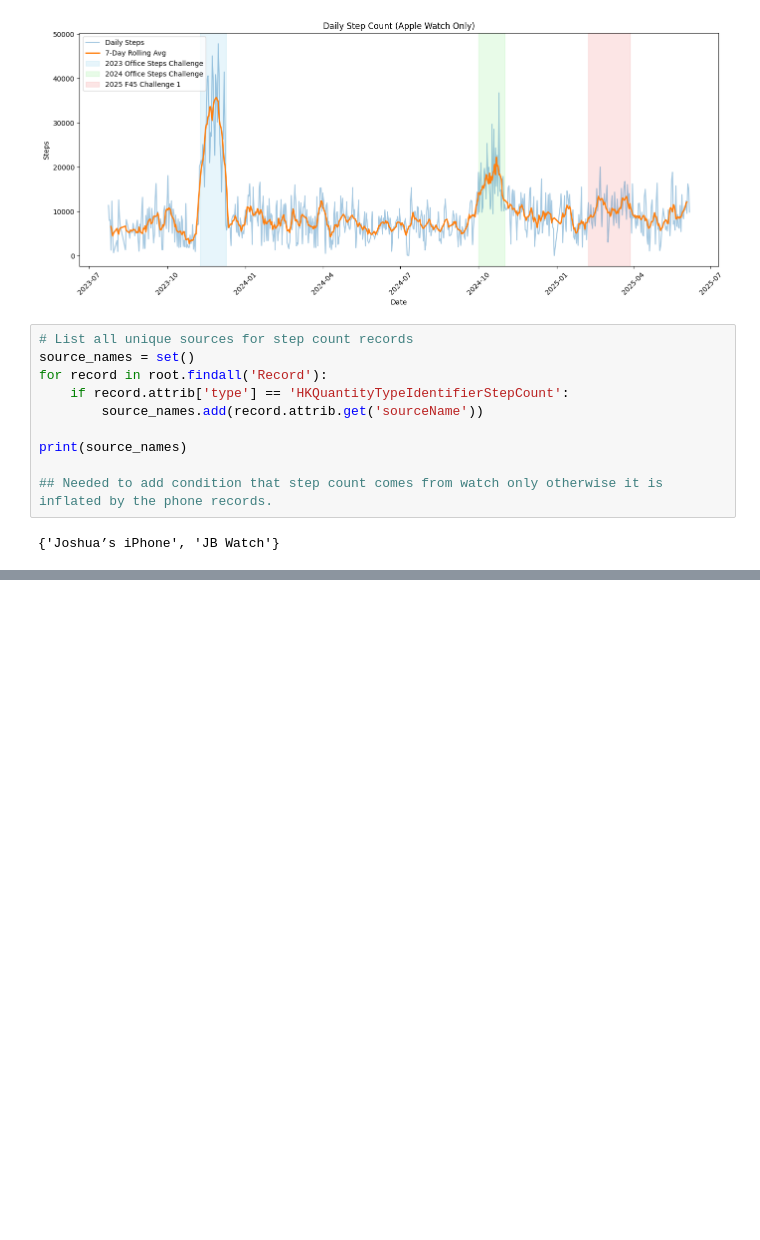
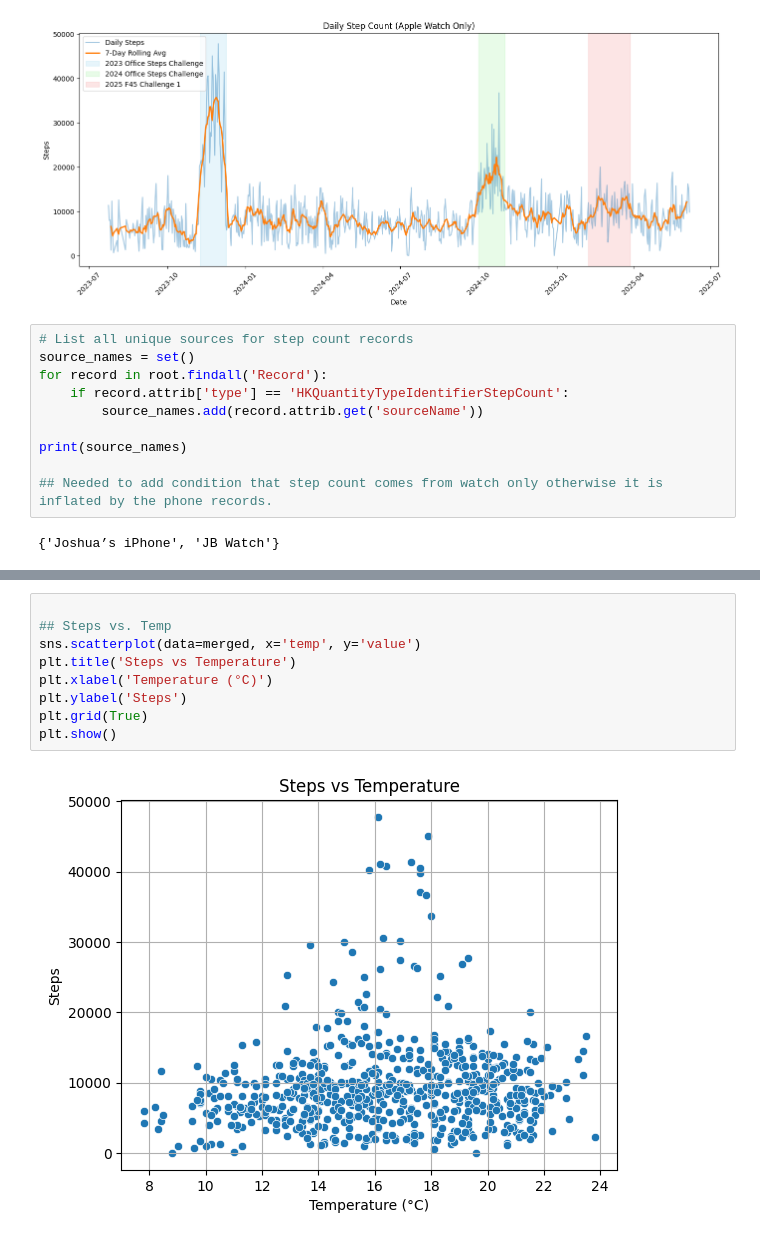
Before and after one commit to joshuawb/health-data, a Jupyter notebook: apple_health_export/health-load.ipynb, the cells around one changed output, grey strips where cells are left out. Saved outputs shown, nothing was run; the diff lists cells and outputs as text; blank space fills up the shorter version.

```diff
--- a/apple_health_export/health-load.ipynb
+++ b/apple_health_export/health-load.ipynb
@@ -109,0 +168,11 @@ print(source_names)
+# %%
+
+## Steps vs. Temp
+sns.scatterplot(data=merged, x='temp', y='value')
+plt.title('Steps vs Temperature')
+plt.xlabel('Temperature (°C)')
+plt.ylabel('Steps')
+plt.grid(True)
+plt.show()
+# %% [output]
+[figure, added]
```
Also changed, not shown: parts of 7 cells of this notebook.
